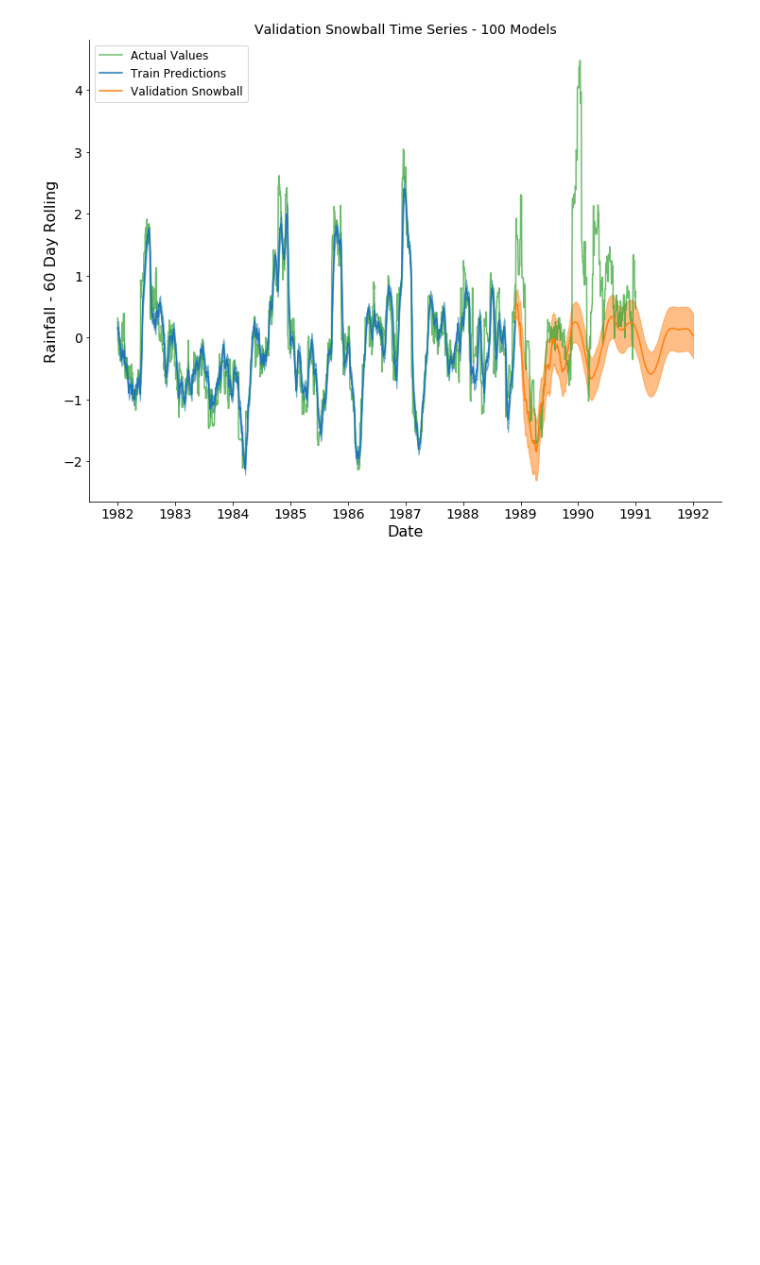
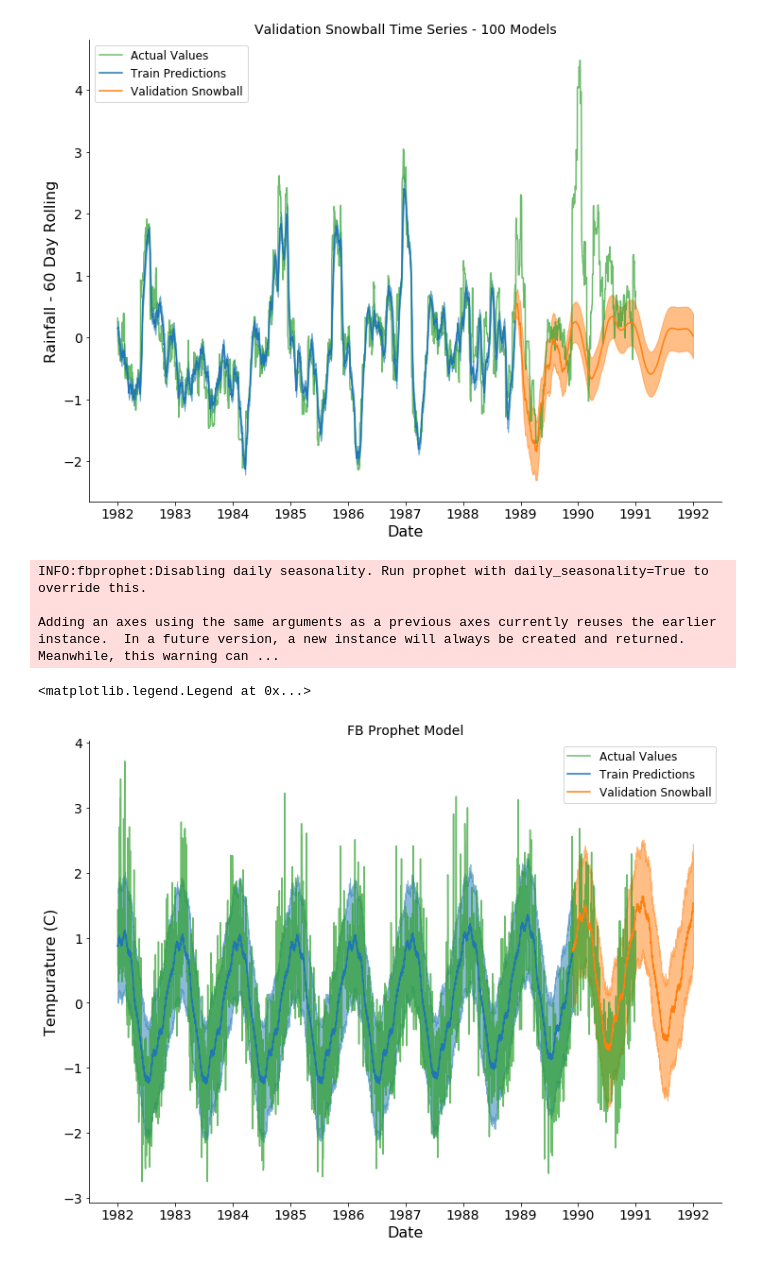
Before and after one commit to freedomtowin/ml-projects, a Jupyter notebook: deep-autoregressive-model-tensorflow.ipynb, the cells around one changed output. Cells and saved outputs as stored; diff of their text form; code cells hidden in the pictures; blank space fills up the shorter version.

Commit message:
Add files via upload
added fb prophet comparison

```diff
--- a/deep-autoregressive-model-tensorflow.ipynb
+++ b/deep-autoregressive-model-tensorflow.ipynb
@@ -492,0 +502,58 @@ plt.show()
+# %%
+lag=365
+# %%
+m = Prophet()
+m.fit(df[['Date','Temp_Norm']][:-1130+lag].rename(columns={'Date':'ds','Temp_Norm':'y'}))
+
+forecast = 765
+future = m.make_future_dataframe(periods=765+365)
+future.tail()
+
+forecast = m.predict(future)
+forecast[['ds', 'yhat', 'yhat_lower', 'yhat_upper']].tail()
+
+
+# fig1 = m.plot(forecast)
+plt.figure(figsize=(12,9))
+
+plt.title("FB Prophet Model",fontsize=14)
+plt.ylabel('Tempurature (C)',fontsize=16)
+plt.xlabel("Date", fontsize=16)
+
+
+
+ax = plt.subplot(111)
+ax.spines["top"].set_visible(False)
+ax.spines["right"].set_visible(False)
+
+ax.get_xaxis().tick_bottom()
+ax.get_yaxis().tick_left()
+
+plt.xticks(fontsize=14)
+plt.yticks(fontsize=14)
+
+plt.plot(df['Date'][lag:],df['Temp_Norm'][lag:],color='#2CA02C',alpha=0.7,
+                                                     label='Actual Values')
+
+
+
+plt.plot(forecast.ds[lag:-1130+lag],forecast.yhat[lag:-1130+lag],color='#1F77B4',label='Train Predictions')
+
+plt.fill_between(forecast.ds[lag:-1130+lag],forecast.yhat_lower[lag:-1130+lag],
+                                         forecast.yhat_upper[lag:-1130+lag],
+                 color='#1F77B4',alpha=0.5)
+
+
+plt.plot(forecast.ds[-1130+lag:],forecast.yhat[-1130+lag:],color='#FF7F0E',label='Validation Snowball')
+
+plt.fill_between(forecast.ds[-1130+lag:],forecast.yhat_lower[-1130+lag:],
+                                         forecast.yhat_upper[-1130+lag:],
+                 color='#FF7F0E',alpha=0.5)
+
+plt.legend(prop={'size': 12})
+# %% [output]
+INFO:fbprophet:Disabling daily seasonality. Run prophet with daily_seasonality=True to override this.
+
+Adding an axes using the same arguments as a previous axes currently reuses the earlier instance.  In a future version, a new instance will always be created and returned.  Meanwhile, this warning can ...
+<matplotlib.legend.Legend at 0x...>
+[figure, added]
```
Also changed, not shown: parts of 4 cells of this notebook.
